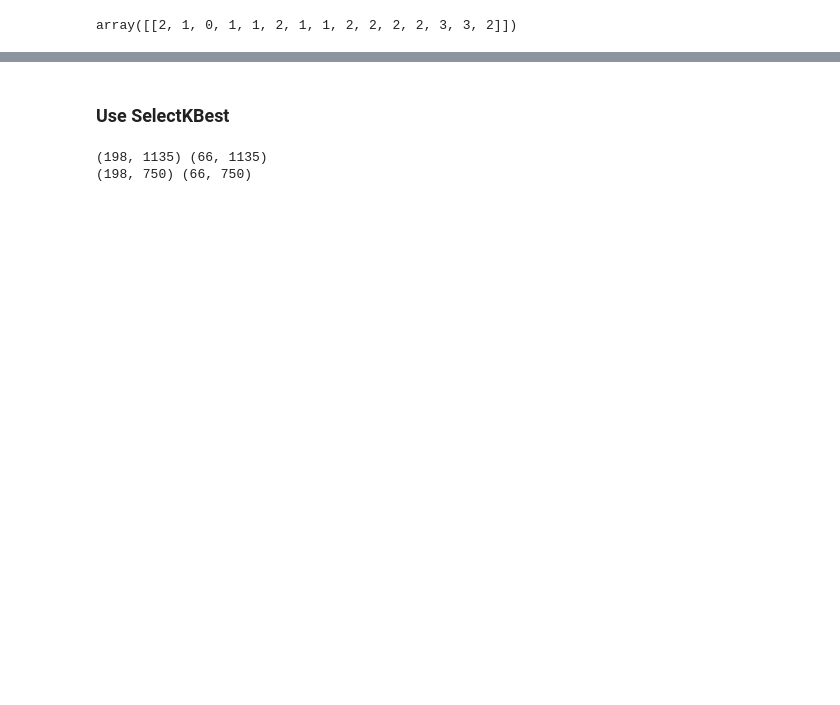
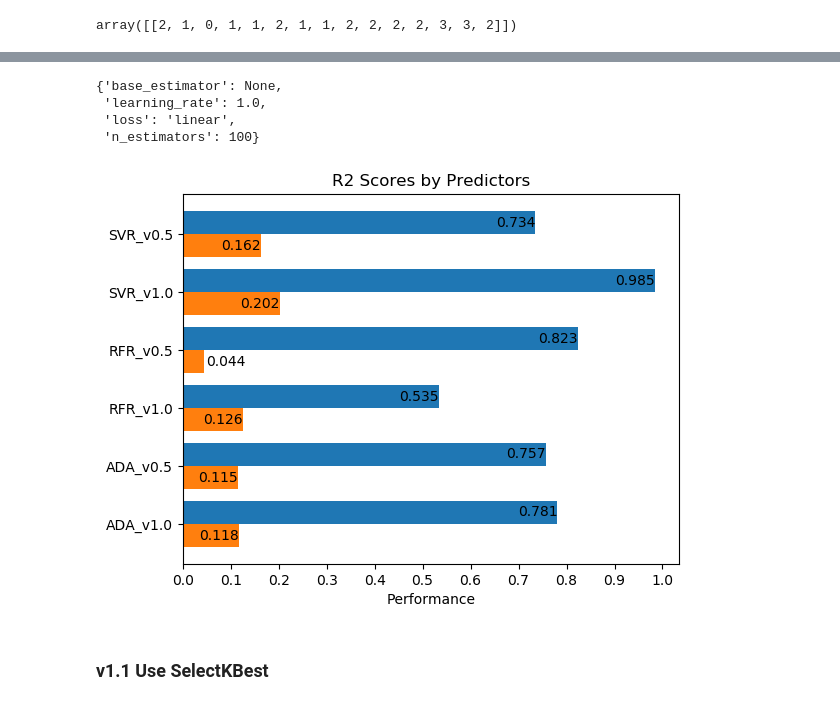
Before and after one commit to duythongvt1/URA-Projects, a Jupyter notebook: CornData/Corn.ipynb, the cells around one changed output, grey strips where cells are left out. Saved outputs shown, nothing was run; the diff lists cells and outputs as text; code cells hidden in the pictures; blank space fills up the shorter version.

```diff
--- a/CornData/Corn.ipynb
+++ b/CornData/Corn.ipynb
@@ -263,15 +344,31 @@ grid = grid = {
+# %%
+ADA = {    'base_estimator':[None],
+    'n_estimators':[100],
+    'learning_rate':[1.0],
+    'loss':['linear']}
+
+ada_1 = AdaBoostRegressor()
+find_best_params(scorer,ada_1,ADA)
+# %% [output]
+{'base_estimator': None,
+ 'learning_rate': 1.0,
+ 'loss': 'linear',
+ 'n_estimators': 100}
+# %%
+svr_10 =  best("SVR")
+rfr_10 =  best("RFR")
+ada_10 = best("ADA")
+# %%
+scorer = Scorer(X,y)
+scorer.set_stratify(True)
+scorer.test("SVR_v0.5",svr_05,15)
+scorer.test("SVR_v1.0",svr_10,15)
+scorer.test("RFR_v0.5",rfr_05,15)
+scorer.test("RFR_v1.0",rfr_10,15)
+scorer.test("ADA_v0.5",ada_05,15)
+scorer.test("ADA_v1.0",ada_10,15)
+drawer.draw_scores(scorer)
+# %% [output]
+[figure, added]
 # %% [markdown]
-### Use SelectKBest
+### v1.1 Use SelectKBest
-# %%
-from sklearn.feature_selection import SelectKBest,f_regression
-
-skb = SelectKBest(f_regression,k=750)
-
-X_train_FS = skb.fit_transform(X_train, y_train)
-X_test_FS = skb.transform(X_test)
-
-print(X_train.shape,X_test.shape)
-print(X_train_FS.shape,X_test_FS.shape)
-# %% [output]
-(198, 1135) (66, 1135)
-(198, 750) (66, 750)
```
Also changed, not shown: parts of 36 cells of this notebook, 1 other file.
